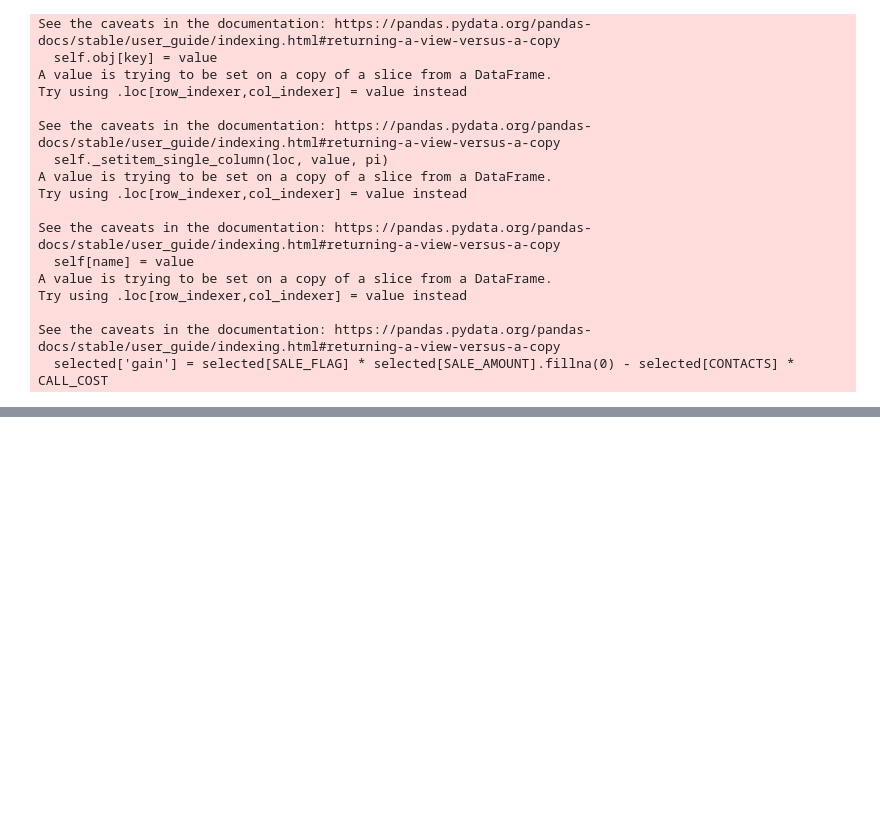
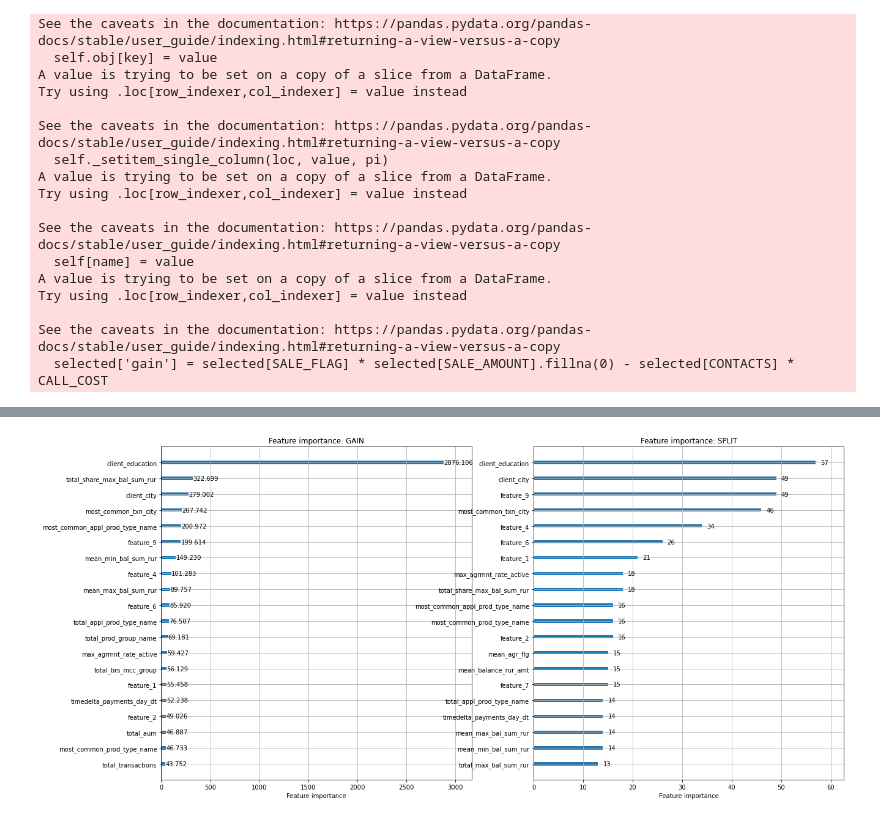
Before and after one commit to artkulak/idao-2021-finals, a Jupyter notebook: Baseline-kovalev.ipynb, the cells around one changed output, grey strips where cells are left out. Saved outputs shown, nothing was run; the diff lists cells and outputs as text; code cells hidden in the pictures; blank space fills up the shorter version.

```diff
--- a/Baseline-kovalev.ipynb
+++ b/Baseline-kovalev.ipynb
@@ -429,3 +406,12 @@ for col in fill_cols:
+# %%
+# data encode
+
+for c in data.columns:
+    col_type = data[c].dtype
+    if col_type == 'object' or col_type.name == 'category':
+        data[c] = data[c].astype('category')
+# %%
+TARGET_COLUMNS =  ['sale_flg', 'sale_amount', 'contacts']
 # %%
 X = data.drop(columns = TARGET_COLUMNS + ['client_id'])
 Y = data[TARGET_COLUMNS[0]]
@@ -447,14 +432,23 @@ except:
 # %%
 def running_train(X_train, Y_train, X_val, Y_val, i_fold=None, seed=None, params = None):
     # prepare for train
+    params = {
+# #           "objective": "cross_entropy",
+#           "num_leaves": 256,
+#            "max_bin": 128,
+#           "feature_fraction": feature_fraction,
+#           "min_child_samples": 5,
+#           "min_child_weight": 50,
+#           "min_split_gain": 0.1,
+#           "subsample": 0.7,
+          'n_jobs': -1,
+          'random_state': seed
+          }
 
-    params = {
-              "n_jobs":-1,
-              "random_state": seed
-              }
+    params['random_state'] = seed
 
 
-    model = LGBMClassifier(**params) # define model here
+    model = LGBMRegressor(**params) # define model here
 
     # Fit and save model
 
@@ -494,7 +488,8 @@ for i_seed in range(n_seed):
         print('predict on oof...', end='')
         model = joblib.load( OUTPUT_PATH / 'models' / f'lightgbm_{i_fold}_{seed}_{CURRENT_TIME}.pkl')
 
-        prediction = model.predict_proba(X_val)[:, 1]
+        #prediction = model.predict_proba(X_val)[:, 1]
+        prediction = model.predict(X_val)
 
         oof[val_idx, i_seed] = prediction
         print('  done.')
@@ -575,0 +563,7 @@ if USE_WANDB:
+# %%
+fig, ax = plt.subplots(1, 2, figsize=(20, 10))
+lightgbm.plot_importance(model, ax=ax[0], importance_type='gain', max_num_features=20, title='Feature importance: GAIN', ylabel='')
+lightgbm.plot_importance(model, ax=ax[1], importance_type='split', max_num_features=20, title='Feature importance: SPLIT', ylabel='')
+plt.show()
+# %% [output]
+[figure, added]
```
Also changed, not shown: parts of 23 cells of this notebook.
